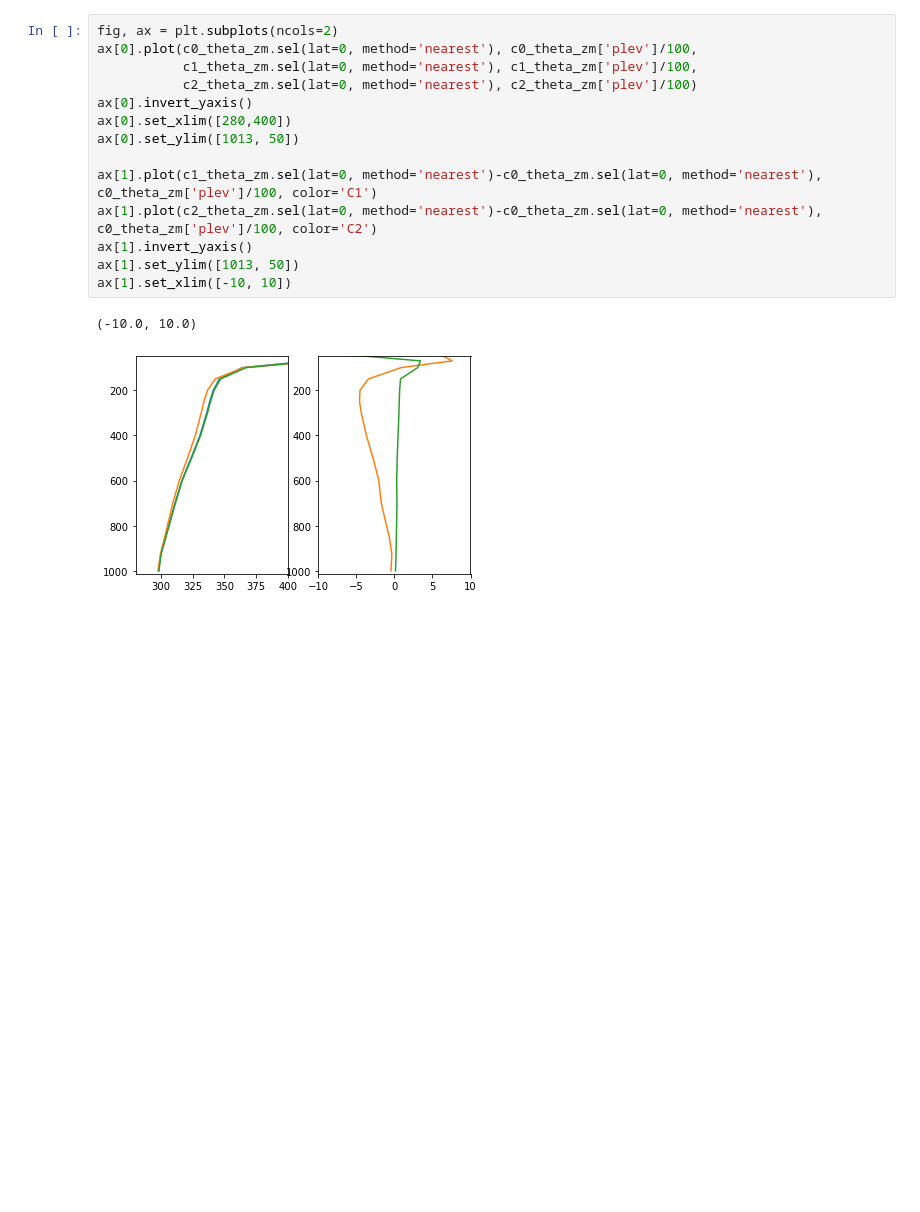
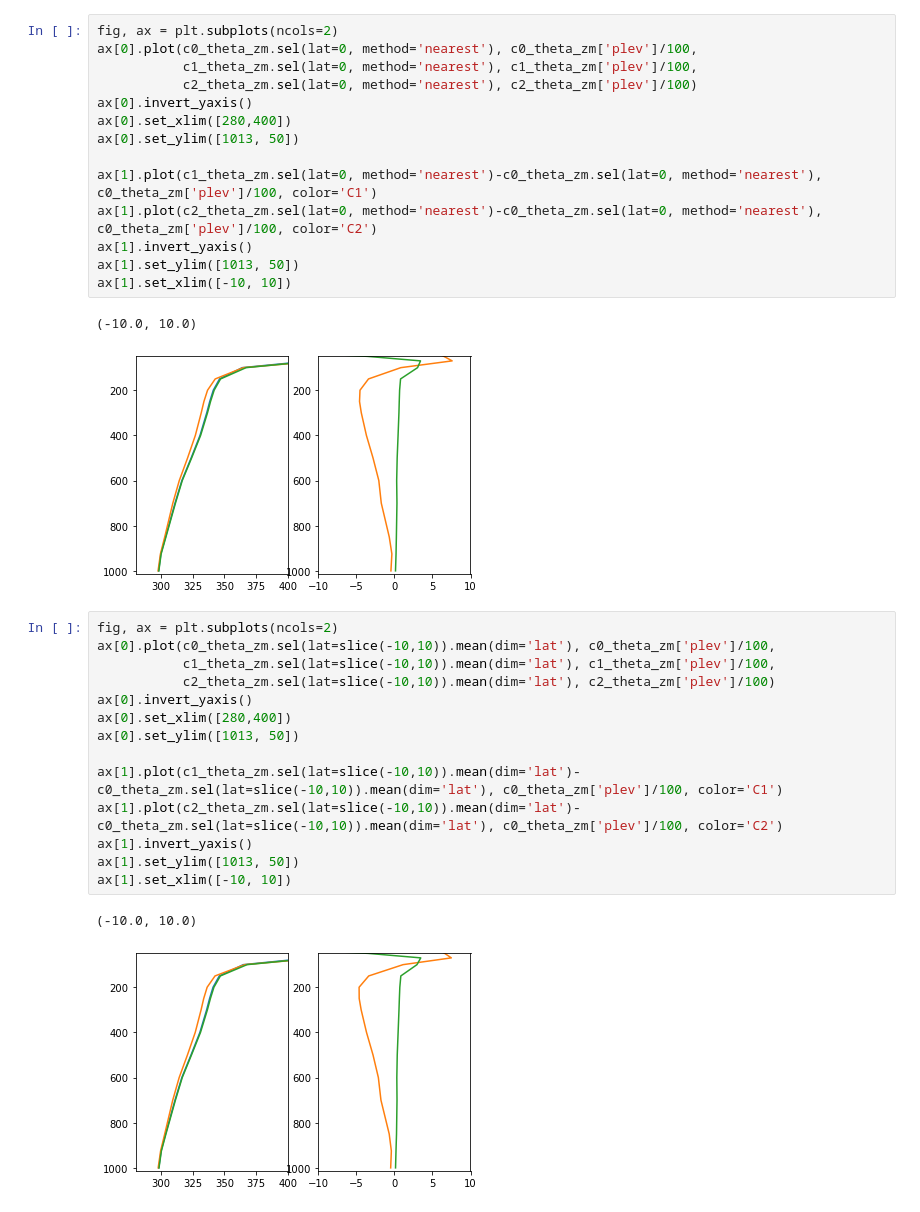
Before and after one commit to brianpm/cre_pex, a Jupyter notebook: mean_stability.ipynb, the cells around one changed output. Cells and saved outputs as stored; diff of their text form; blank space fills up the shorter version.

```diff
--- a/mean_stability.ipynb
+++ b/mean_stability.ipynb
@@ -140,3 +140,20 @@ ax[1].set_xlim([-10, 10])
 # %% [output]
 (-10.0, 10.0)
 [figure]
+# %%
+fig, ax = plt.subplots(ncols=2)
+ax[0].plot(c0_theta_zm.sel(lat=slice(-10,10)).mean(dim='lat'), c0_theta_zm['plev']/100,
+           c1_theta_zm.sel(lat=slice(-10,10)).mean(dim='lat'), c1_theta_zm['plev']/100,
+           c2_theta_zm.sel(lat=slice(-10,10)).mean(dim='lat'), c2_theta_zm['plev']/100)
+ax[0].invert_yaxis()
+ax[0].set_xlim([280,400])
+ax[0].set_ylim([1013, 50])
+
+ax[1].plot(c1_theta_zm.sel(lat=slice(-10,10)).mean(dim='lat')-c0_theta_zm.sel(lat=slice(-10,10)).mean(dim='lat'), c0_theta_zm['plev']/100, color='C1')
+ax[1].plot(c2_theta_zm.sel(lat=slice(-10,10)).mean(dim='lat')-c0_theta_zm.sel(lat=slice(-10,10)).mean(dim='lat'), c0_theta_zm['plev']/100, color='C2')
+ax[1].invert_yaxis()
+ax[1].set_ylim([1013, 50])
+ax[1].set_xlim([-10, 10])
+# %% [output]
+(-10.0, 10.0)
+[figure, added]
```
Also changed, not shown: 18 other files.
